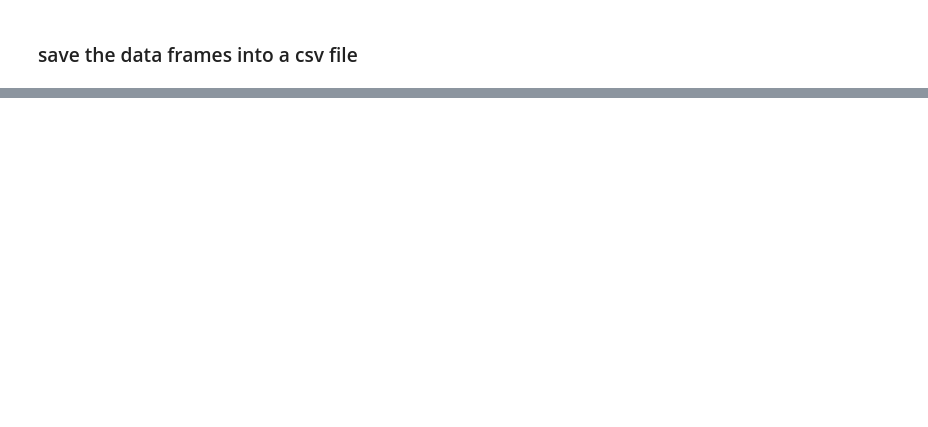
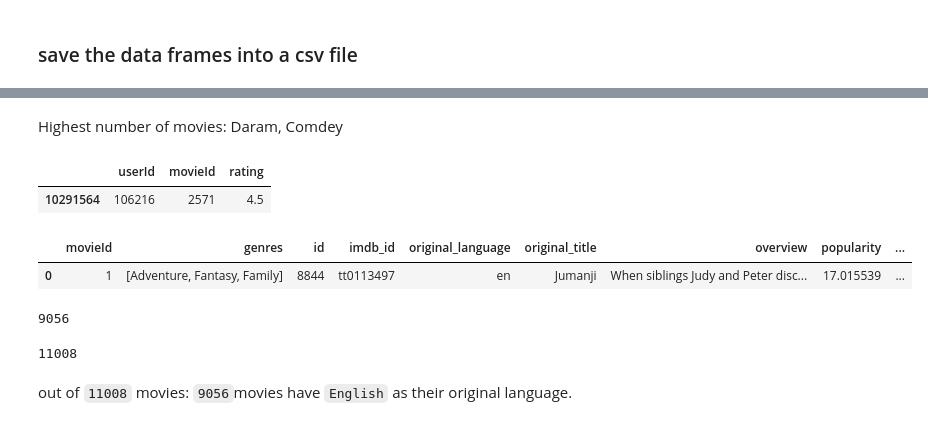
Before and after one commit to yaskarimi/movie-recommendation, a Jupyter notebook: data_cleaning.ipynb, the cells around one changed output, grey strips where cells are left out. Cells and saved outputs as stored; diff of their text form; code cells hidden in the pictures; blank space fills up the shorter version.

```diff
--- a/data_cleaning.ipynb
+++ b/data_cleaning.ipynb
@@ -315,0 +416,15 @@ memory usage: 5.2+ MB
+# %%
+genres_names = []
+for item in result:
+    for dct in item:
+        if 'name' not in dct.keys():
+            item.remove(dct)
+# %%
+gen_list = []
+for item in result:
+    genres = []
+    for dct in item:
+        k,val = list(dct.items())[0]
+        genres.append(val)
+
+    gen_list.append(genres)
@@ -315,0 +435,2 @@ memory usage: 5.2+ MB
+# %%
+final_movies_df['genres'] = gen_list
@@ -315,0 +498,2 @@ memory usage: 5.2+ MB
+# %% [markdown]
+Highest number of movies: Daram, Comdey
@@ -315,0 +503,20 @@ memory usage: 5.2+ MB
+# %%
+sample_ratings.head(1)
+# %% [output]
+|  | userId | movieId | rating |
+| 10291564 | 106216 | 2571 | 4.5 |
+# %%
+final_movies_df.head(1)
+# %% [output]
+|  | movieId | genres | id | imdb_id | original_language | original_title | overview | popularity | ... |
+| 0 | 1 | [Adventure, Fantasy, Family] | 8844 | tt0113497 | en | Jumanji | When siblings Judy and Peter disc... | 17.015539 | ... |
+# %%
+len(final_movies_df[final_movies_df['original_language'] == 'en'].values)
+# %% [output]
+9056
+# %%
+final_movies_df.shape[0]
+# %% [output]
+11008
+# %% [markdown]
+out of `11008` movies: `9056`movies have `English` as their original language.
```
Also changed, not shown: parts of 30 cells of this notebook, 1 other file.
